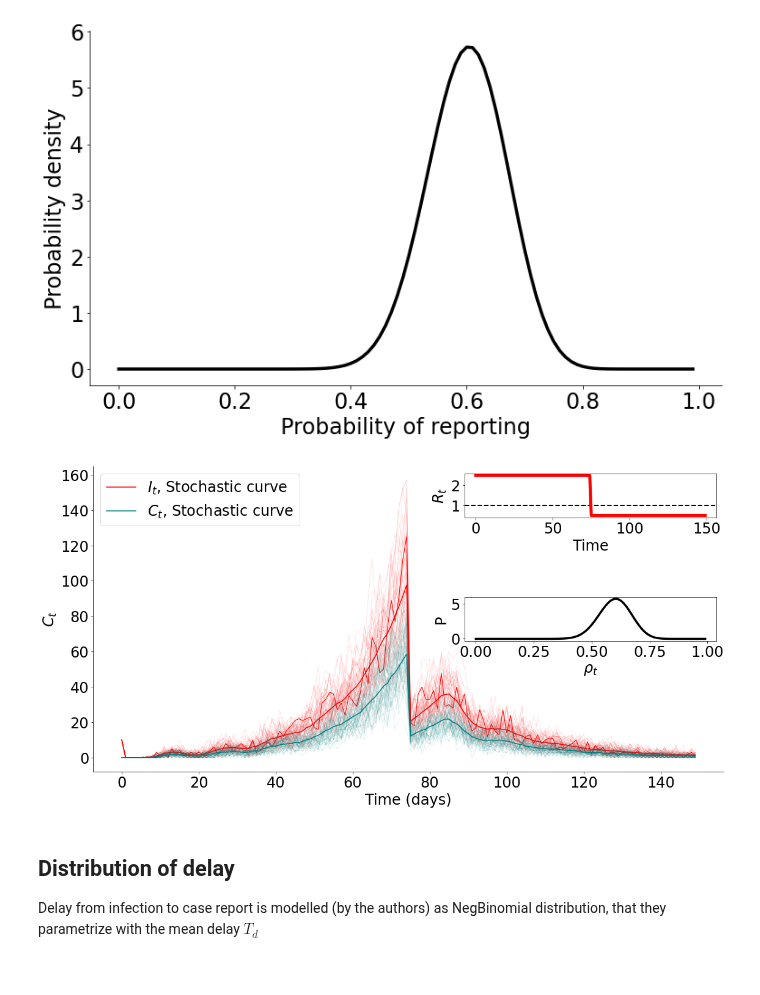
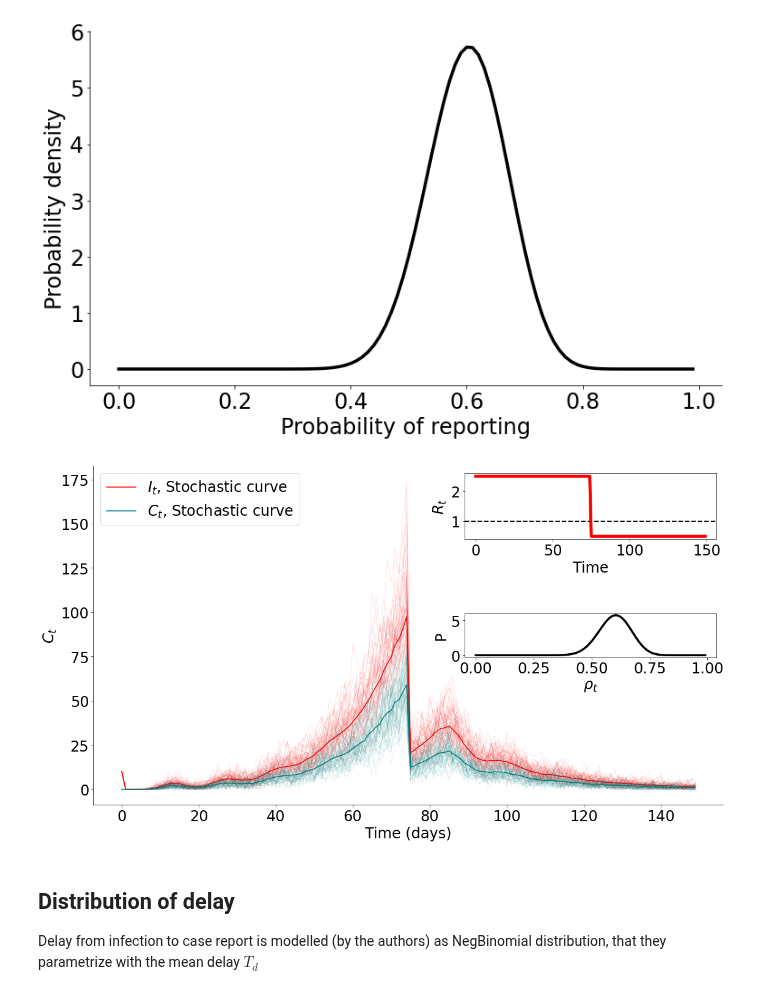
Before and after one commit to ChaosDonkey06/ID_Modeling, a Jupyter notebook: PAPERS/QuantifyingInformationOfNoisyEpidemicCurves_2021.ipynb, the cells around one changed output. Drawn from its saved outputs; the diff is of its cells as text; code cells hidden in the pictures.

```diff
--- a/PAPERS/QuantifyingInformationOfNoisyEpidemicCurves_2021.ipynb
+++ b/PAPERS/QuantifyingInformationOfNoisyEpidemicCurves_2021.ipynb
@@ -312,44 +313,43 @@ for t in range(1, T):
 inf_df   = create_df_response(inf.T, T)
 case_df  = create_df_response(case.T, T)
 
-fig, ax = plt.subplots(1, 1, figsize=(18.5, 9.2))
+fig, ax = plt.subplots(1, 1, figsize=(18.5, 10.2))
 ax.plot(inf_df.index.values, inf_df['mean'], color="red", label=r"$I_t$, Stochastic curve")
 ax.plot(inf_df.index.values, inf[:, np.random.randint(1,m, 50)], color="red", lw=1, alpha=0.1)
-ax.plot(inf_df.index.values, inf[:, np.random.randint(1,m, 1)], color="red", lw=1, alpha=1)
 
 ax.plot(case_df.index.values, case_df['mean'], color="teal", label=r"$C_t$, Stochastic curve")
 ax.plot(case_df.index.values, case[:, np.random.randint(1,m, 50)], color="teal", lw=1, alpha=0.1)
 
 ax.spines['right'].set_visible(False)
 ax.spines['top'].set_visible(False)
 ax.legend(loc="upper left")
 ax.set_xlabel("Time (days)")
 ax.set_ylabel(r"$C_t$")
 
 
 ax_inside = inset_axes(ax,
                     width="40%", # width = 30% of parent_bbox
-                    height=1., # height : 1 inch
+                    height=1.5, # height : 1 inch
                     loc="upper right")
 
 ax_inside.axhline(y=1, color="k", lw=2, ls="--")
 ax_inside.plot(inf_df.index.values, Rt[:, 0], color="red", lw=5)
 ax_inside.set_xlabel("Time")
 ax_inside.set_ylabel(r"$R_{t}$")
 
 
 ax_inside = inset_axes(ax,
                     width="40%", # width = 30% of parent_bbox
                     height=1., # height : 1 inch
                     loc="center right")
 
 ax_inside.plot(x, beta_pdf, c="k", lw=3.5)
 ax_inside.set_ylabel("P")
 ax_inside.set_xlabel(r"$\rho_t$")
 
 fig.savefig("Figure2_Under-report.png", dpi=300, transparent=True, bbox_inches='tight')
 # %% [output]
-[figure, old version]
+[figure, new version]
 # %% [markdown]
 ## Distribution of delay
 Delay from infection to case report is modelled (by the authors) as NegBinomial distribution, that they parametrize with the mean delay $T_d$
```
Also changed, not shown: parts of 6 cells of this notebook, 6 other files.
